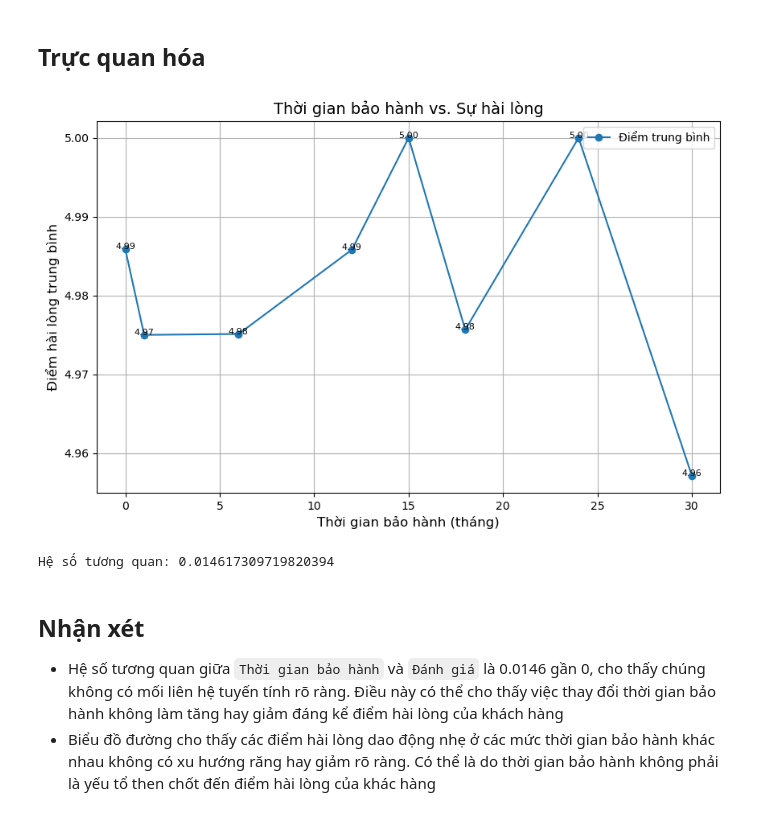
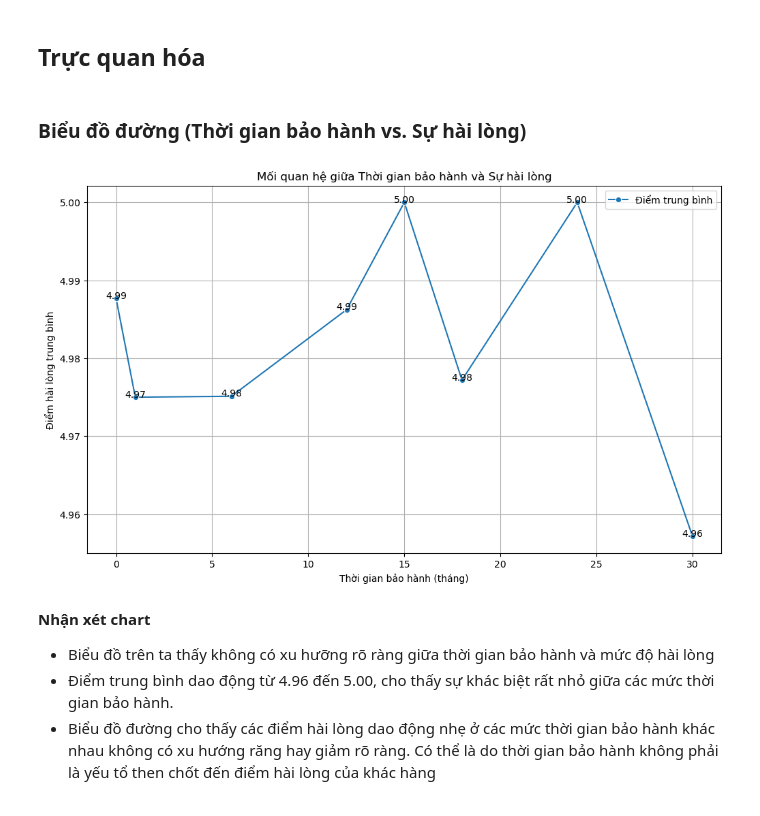
Before and after one commit to Yogurt01/G2_IntroToDataScience_CQ2022-21_Lab, a Jupyter notebook: notebooks/3.0-eda-22120017.ipynb, the cells around one changed output. Cells and saved outputs as stored; diff of their text form; code cells hidden in the pictures.

```diff
--- a/notebooks/3.0-eda-22120017.ipynb
+++ b/notebooks/3.0-eda-22120017.ipynb
@@ -168,26 +188,27 @@ thoi_gian_bao_hanh
 Name: danh_gia, dtype: float64
 # %% [markdown]
 ## Trực quan hóa
+# %% [markdown]
+### Biểu đồ đường (Thời gian bảo hành vs. Sự hài lòng)
 # %%
-#Vễ biểu đồ đường để trực quan Thời gian bảo hành với sự hài lòng
-plt.figure(figsize=(10, 6))
-plt.plot(mean_satisfaction.index, mean_satisfaction.values, marker='o', label='Điểm trung bình')
-plt.title('Thời gian bảo hành vs. Sự hài lòng', fontsize=14)
-plt.xlabel('Thời gian bảo hành (tháng)', fontsize=12)
-plt.ylabel('Điểm hài lòng trung bình', fontsize=12)
-plt.grid(True)
+# Vẽ biểu đồ đường (line plot) để thay thế errorbar
+plt.figure(figsize=(12, 7))
+sns.lineplot(x=mean_satisfaction.index, y=mean_satisfaction.values, marker='o', label='Điểm trung bình')
+plt.title('Mối quan hệ giữa Thời gian bảo hành và Sự hài lòng')
+plt.xlabel('Thời gian bảo hành (tháng)')
+plt.ylabel('Điểm hài lòng trung bình')
+plt.grid()
 
+# Hiển thị các giá trị cụ thể trên biểu đồ
 for x, y in zip(mean_satisfaction.index, mean_satisfaction.values):
-    plt.text(x, y, f'{y:.2f}', fontsize=8, ha='center')
+    plt.text(x, y, f'{y:.2f}', fontsize=10, ha='center', color='black')
+
 plt.legend()
 plt.show()
-
-correlation = data['thoi_gian_bao_hanh'].corr(data['danh_gia'])
-print(f'Hệ số tương quan: {correlation}')
 # %% [output]
-[figure, old version]
+[figure, new version]
-Hệ số tương quan: 0.014617309719820394
 # %% [markdown]
-## Nhận xét
-- Hệ số tương quan giữa `Thời gian bảo hành` và `Đánh giá` là 0.0146 gần 0, cho thấy chúng không có mối liên hệ tuyến tính rõ ràng. Điều này có thể cho thấy việc thay đổi thời gian bảo hành không làm tăng hay giảm đáng kể điểm hài lòng của khách hàng
+**Nhận xét chart**
+- Biểu đồ trên ta thấy không có xu hưỡng rõ ràng giữa thời gian bảo hành và mức độ hài lòng
+- Điểm trung bình dao động từ 4.96 đến 5.00, cho thấy sự khác biệt rất nhỏ giữa các mức thời gian bảo hành.
 - Biểu đồ đường cho thấy các điểm hài lòng dao động nhẹ ở các mức thời gian bảo hành khác nhau không có xu hướng răng hay giảm rõ ràng. Có thể là do thời gian bảo hành không phải là yếu tổ then chốt đến điểm hài lòng của khác hàng
```
Also changed, not shown: parts of 17 cells of this notebook.
